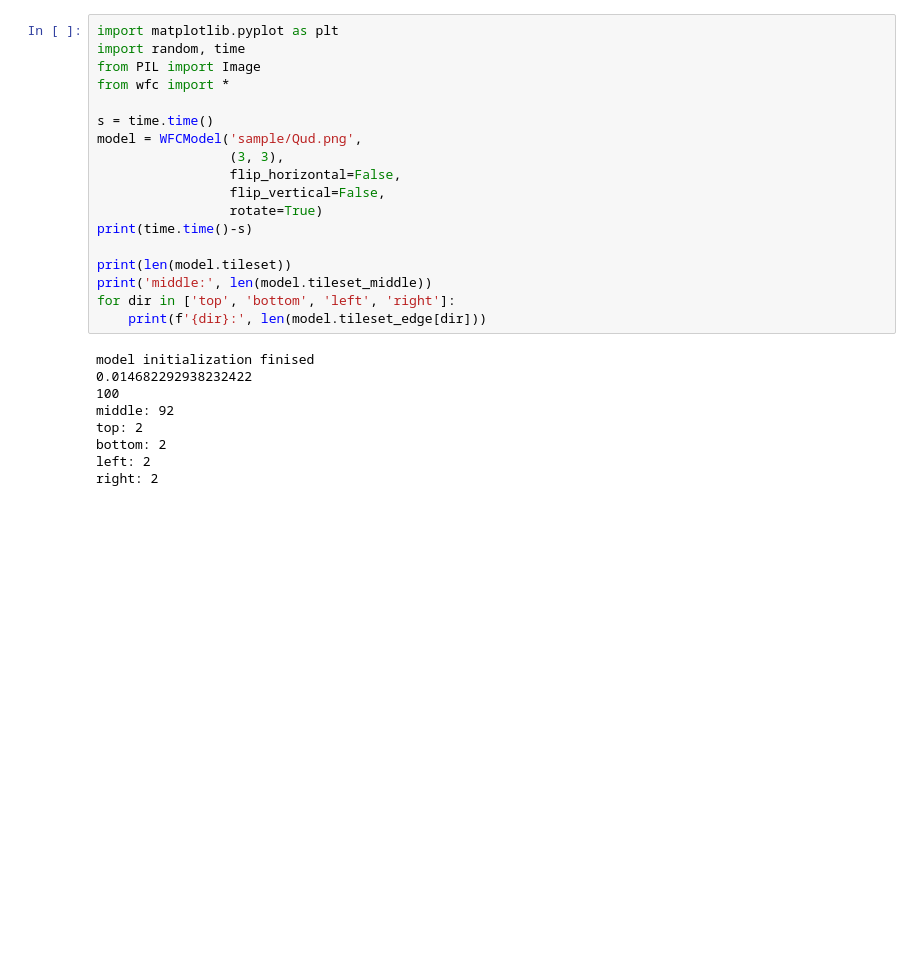
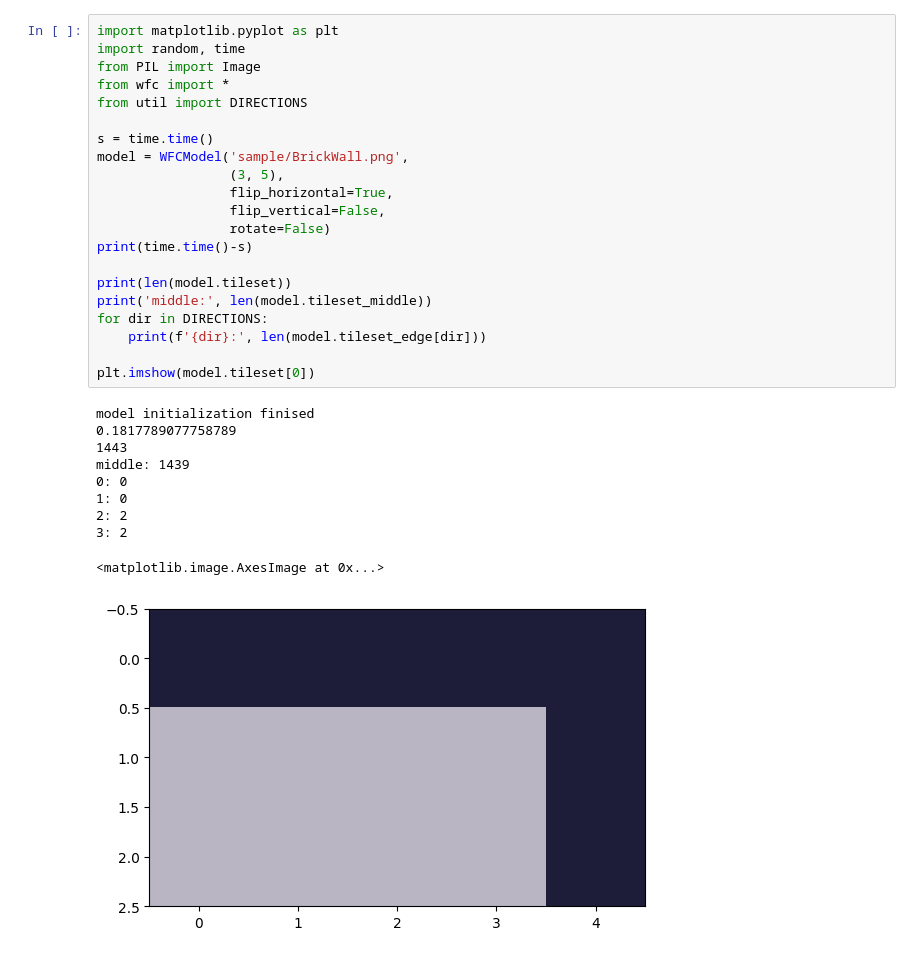
Before and after one commit to Iced0368/wfc-algorithm, a Jupyter notebook: main.ipynb, the cells around one changed output. Drawn from its saved outputs; the diff is of its cells as text; blank space fills up the shorter version.

```diff
--- a/main.ipynb
+++ b/main.ipynb
@@ -1,30 +1,35 @@
 # %%
 import matplotlib.pyplot as plt
 import random, time
 from PIL import Image
 from wfc import *
+from util import DIRECTIONS
 
 s = time.time()
-model = WFCModel('sample/Qud.png',
-                 (3, 3),
-                 flip_horizontal=False,
+model = WFCModel('sample/BrickWall.png',
+                 (3, 5),
+                 flip_horizontal=True,
                  flip_vertical=False,
-                 rotate=True)
+                 rotate=False)
 print(time.time()-s)
 
 print(len(model.tileset))
 print('middle:', len(model.tileset_middle))
-for dir in ['top', 'bottom', 'left', 'right']:
+for dir in DIRECTIONS:
     print(f'{dir}:', len(model.tileset_edge[dir]))
+
+plt.imshow(model.tileset[0])
 # %% [output]
 model initialization finised
-0.014682292938232422
-100
-middle: 92
-top: 2
-bottom: 2
-left: 2
-right: 2
+0.1817789077758789
+1443
+middle: 1439
+0: 0
+1: 0
+2: 2
+3: 2
+<matplotlib.image.AxesImage at 0x...>
+[figure, added]
 # %%
 show_process = 50
 show_prop = False
```
Also changed, not shown: parts of 2 cells of this notebook, 5 other files.
